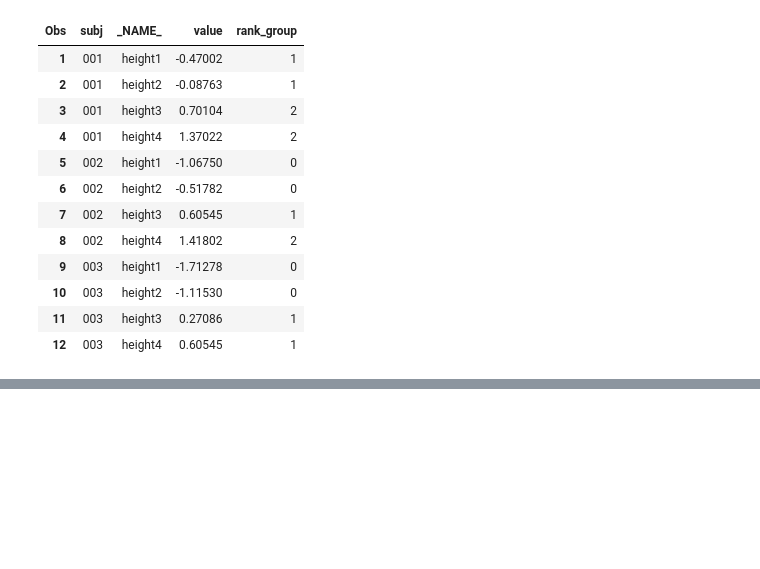
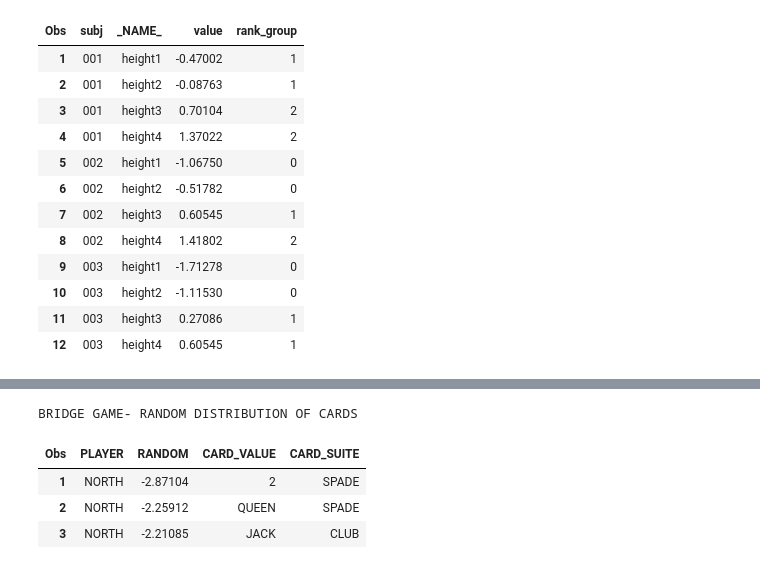
Before and after one commit to kevinwkc/my_sas, a Jupyter notebook: DATASET.ipynb, the cells around one changed output, grey strips where cells are left out. Saved outputs shown, nothing was run; the diff lists cells and outputs as text; code cells hidden in the pictures; blank space fills up the shorter version.

```diff
--- a/DATASET.ipynb
+++ b/DATASET.ipynb
@@ -338,0 +373,36 @@ The SAS System
+# %%
+DATA CARD;
+FORMAT CARD_VALUE $5. CARD_SUITE $10.;
+DO CARD_SUITE = 'HEART','SPADE', 'DIAMOND','CLUB';
+DO CARD_VALUE='ACE','2','3','4','5','6','7','8','9','10','JACK','QUEEN','KING';
+DO RANDOM=RANNOR(RANUNI(2356));
+OUTPUT;
+END;
+END;
+END;
+RUN;
+
+
+PROC SORT DATA =CARD;
+BY RANDOM;
+RUN;
+
+DATA GAME_BRIDGE;
+SET CARD;
+IF _V_<=13 THEN PLAYER= 'NORTH';
+ELSE IF 14<=_V_<=26 THEN PLAYER='EAST';
+ELSE IF 27<=_V_<=39 THEN PLAYER= 'SOUTH';
+ELSE IF _V_>=40 THEN PLAYER='WEST';
+RUN;
+
+PROC PRINT DATA = GAME_BRIDGE(obs=3);
+VAR PLAYER RANDOM CARD_VALUE CARD_SUITE;
+TITLE "BRIDGE GAME- RANDOM DISTRIBUTION OF CARDS";
+RUN;
+a
+# %% [output]
+BRIDGE GAME- RANDOM DISTRIBUTION OF CARDS
+| Obs | PLAYER | RANDOM | CARD_VALUE | CARD_SUITE |
+| 1 | NORTH | -2.87104 | 2 | SPADE |
+| 2 | NORTH | -2.25912 | QUEEN | SPADE |
+| 3 | NORTH | -2.21085 | JACK | CLUB |
```
Also changed, not shown: parts of 5 cells of this notebook.
